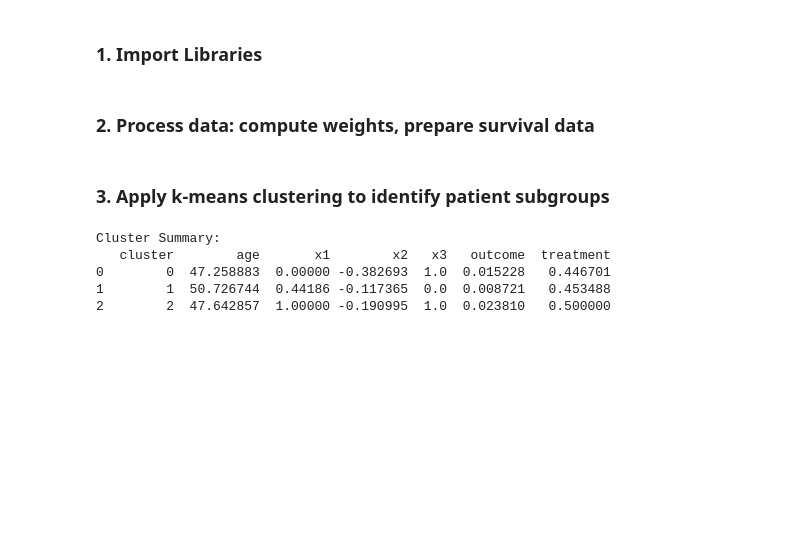
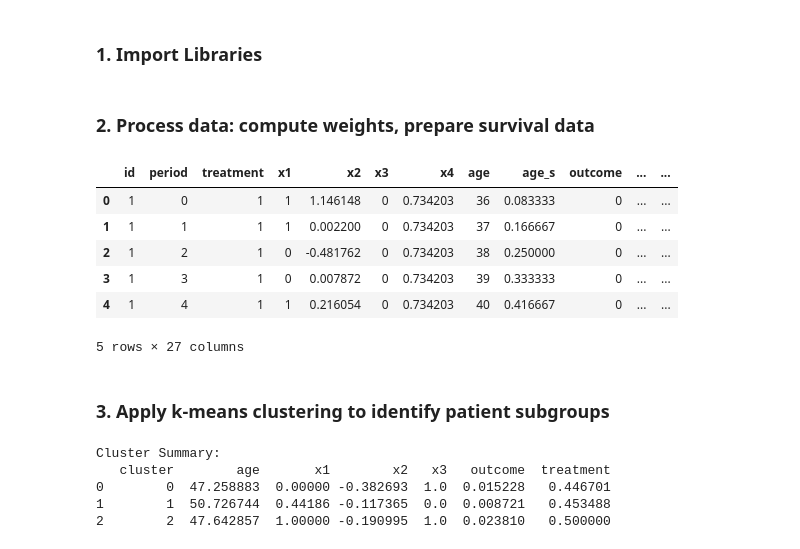
Before and after one commit to Alias314/TTE, a Jupyter notebook: TTE-V2.ipynb, the cells around one changed output. Drawn from its saved outputs; the diff is of its cells as text; code cells hidden in the pictures; blank space fills up the shorter version.

```diff
--- a/TTE-V2.ipynb
+++ b/TTE-V2.ipynb
@@ -73,33 +73,42 @@ def process_estimand(data, estimand_type):
                                           1 - data_processed['denom_prob_censor'])
     data_processed['cw_weight'] = data_processed['cw_num'] / data_processed['cw_denom']
 
     # Compute cumulative weights over periods
     data_sorted = data_processed.sort_values(['id', 'period'])
     data_sorted['cum_sw'] = data_sorted.groupby('id')['sw_weight'].cumprod()
     data_sorted['cum_cw'] = data_sorted.groupby('id')['cw_weight'].cumprod()
     data_sorted['cum_weight'] = data_sorted['cum_sw'] * data_sorted['cum_cw']
 
     # Drop periods after censoring
     data_sorted['censored_ever'] = data_sorted.groupby('id')['censored'].cummax()
     data_filtered = data_sorted[data_sorted['censored_ever'] == 0].copy()
 
     # Winsorize weights at the 99th percentile
     q99 = data_filtered['cum_weight'].quantile(0.99)
     data_filtered.loc[:, 'cum_weight_win'] = np.minimum(data_filtered['cum_weight'], q99)
 
     # Prepare for survival analysis
     data_filtered.loc[:, 'start'] = data_filtered['period']
     data_filtered.loc[:, 'stop'] = data_filtered['period'] + 1
     data_filtered.loc[:, 'event'] = data_filtered['outcome']
 
     # Mimic trial expansion: assigned_treatment equals treatment
     data_filtered.loc[:, 'assigned_treatment'] = data_filtered['treatment']
 
     return data_filtered
 
 
 # Process data (here we use ITT as an example)
 itt_data = process_estimand(data, 'ITT')
+itt_data.head()
+# %% [output]
+|  | id | period | treatment | x1 | x2 | x3 | x4 | age | age_s | outcome | ... | ... |
+| 0 | 1 | 0 | 1 | 1 | 1.146148 | 0 | 0.734203 | 36 | 0.083333 | 0 | ... | ... |
+| 1 | 1 | 1 | 1 | 1 | 0.002200 | 0 | 0.734203 | 37 | 0.166667 | 0 | ... | ... |
+| 2 | 1 | 2 | 1 | 0 | -0.481762 | 0 | 0.734203 | 38 | 0.250000 | 0 | ... | ... |
+| 3 | 1 | 3 | 1 | 0 | 0.007872 | 0 | 0.734203 | 39 | 0.333333 | 0 | ... | ... |
+| 4 | 1 | 4 | 1 | 1 | 0.216054 | 0 | 0.734203 | 40 | 0.416667 | 0 | ... | ... |
+5 rows × 27 columns
 # %% [markdown]
 ### 3. Apply k-means clustering to identify patient subgroups
 # %%
```
Also changed, not shown: parts of 2 cells of this notebook.
